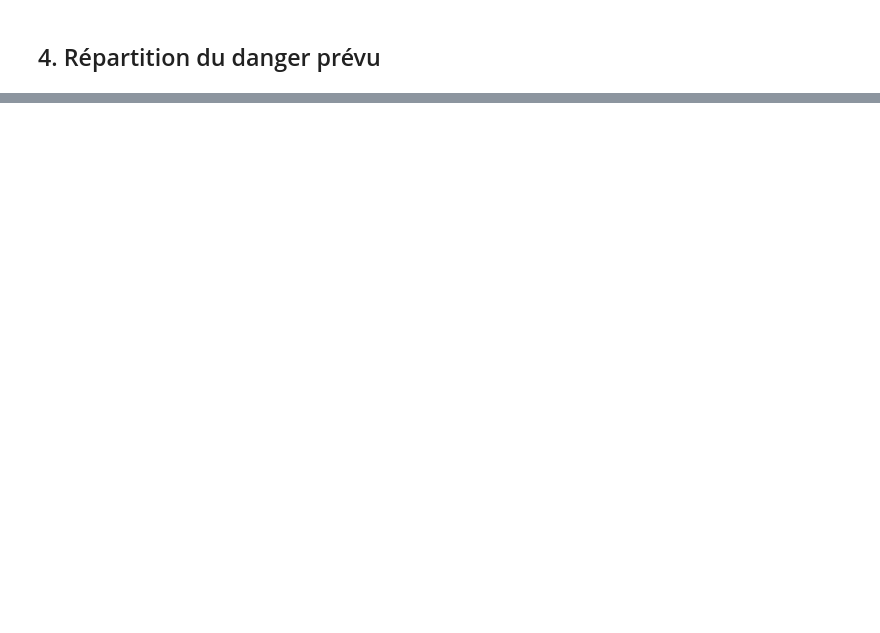
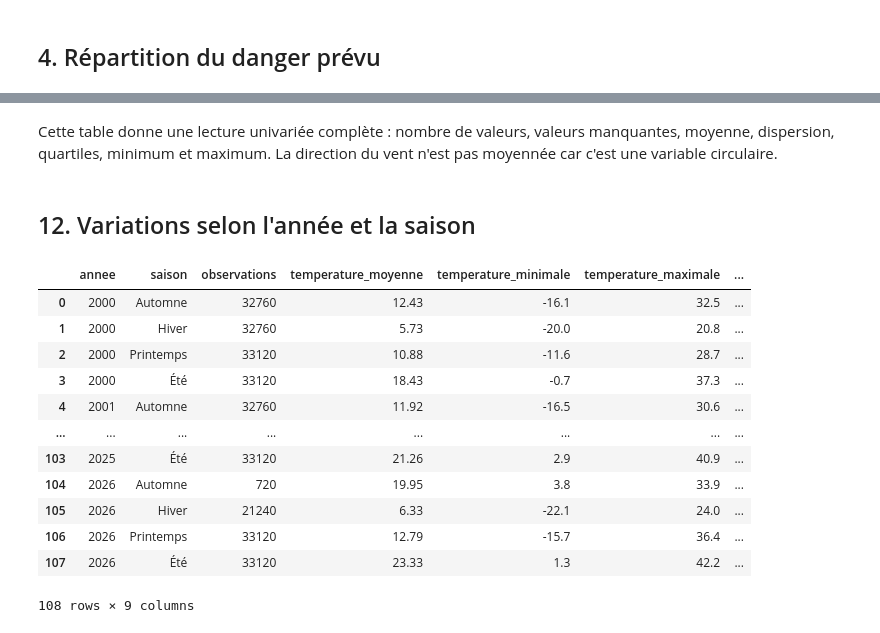
Before and after one commit to Thymael/Projet-Fourcasters, a Jupyter notebook: notebooks/01_eda_fourcasters.ipynb, the cells around one changed output, grey strips where cells are left out. Cells and saved outputs as stored; diff of their text form; code cells hidden in the pictures; blank space fills up the shorter version.

```diff
--- a/notebooks/01_eda_fourcasters.ipynb
+++ b/notebooks/01_eda_fourcasters.ipynb
@@ -112,0 +339,39 @@ else:
+# %% [markdown]
+Cette table donne une lecture univariée complète : nombre de valeurs,
+valeurs manquantes, moyenne, dispersion, quartiles, minimum et maximum.
+La direction du vent n'est pas moyennée car c'est une variable circulaire.
+# %% [markdown]
+## 12. Variations selon l'année et la saison
+# %%
+statistiques_saison = lire_requete(f"""
+SELECT
+  d.annee,
+  d.saison,
+  COUNT(*) AS observations,
+  ROUND(AVG(m.temperature_moyenne), 2) AS temperature_moyenne,
+  ROUND(MIN(m.temperature_minimale), 2) AS temperature_minimale,
+  ROUND(MAX(m.temperature_maximale), 2) AS temperature_maximale,
+  ROUND(AVG(m.humidite_moyenne), 2) AS humidite_moyenne,
+  ROUND(SUM(m.precipitations_totales), 2) AS precipitations_totales,
+  ROUND(MAX(m.rafale_vent_maximale), 2) AS rafale_maximale
+FROM `{PROJET_GCP}.{DATASET}.fact_meteo` AS m
+INNER JOIN `{PROJET_GCP}.{DATASET}.dim_date` AS d
+  ON m.date = d.date
+GROUP BY d.annee, d.saison
+ORDER BY d.annee, d.saison
+""")
+statistiques_saison
+# %% [output]
+|  | annee | saison | observations | temperature_moyenne | temperature_minimale | temperature_maximale | ... |
+| 0 | 2000 | Automne | 32760 | 12.43 | -16.1 | 32.5 | ... |
+| 1 | 2000 | Hiver | 32760 | 5.73 | -20.0 | 20.8 | ... |
+| 2 | 2000 | Printemps | 33120 | 10.88 | -11.6 | 28.7 | ... |
+| 3 | 2000 | Été | 33120 | 18.43 | -0.7 | 37.3 | ... |
+| 4 | 2001 | Automne | 32760 | 11.92 | -16.5 | 30.6 | ... |
+| ... | ... | ... | ... | ... | ... | ... | ... |
+| 103 | 2025 | Été | 33120 | 21.26 | 2.9 | 40.9 | ... |
+| 104 | 2026 | Automne | 720 | 19.95 | 3.8 | 33.9 | ... |
+| 105 | 2026 | Hiver | 21240 | 6.33 | -22.1 | 24.0 | ... |
+| 106 | 2026 | Printemps | 33120 | 12.79 | -15.7 | 36.4 | ... |
+| 107 | 2026 | Été | 33120 | 23.33 | 1.3 | 42.2 | ... |
+108 rows × 9 columns
```
Also changed, not shown: parts of 30 cells of this notebook.
